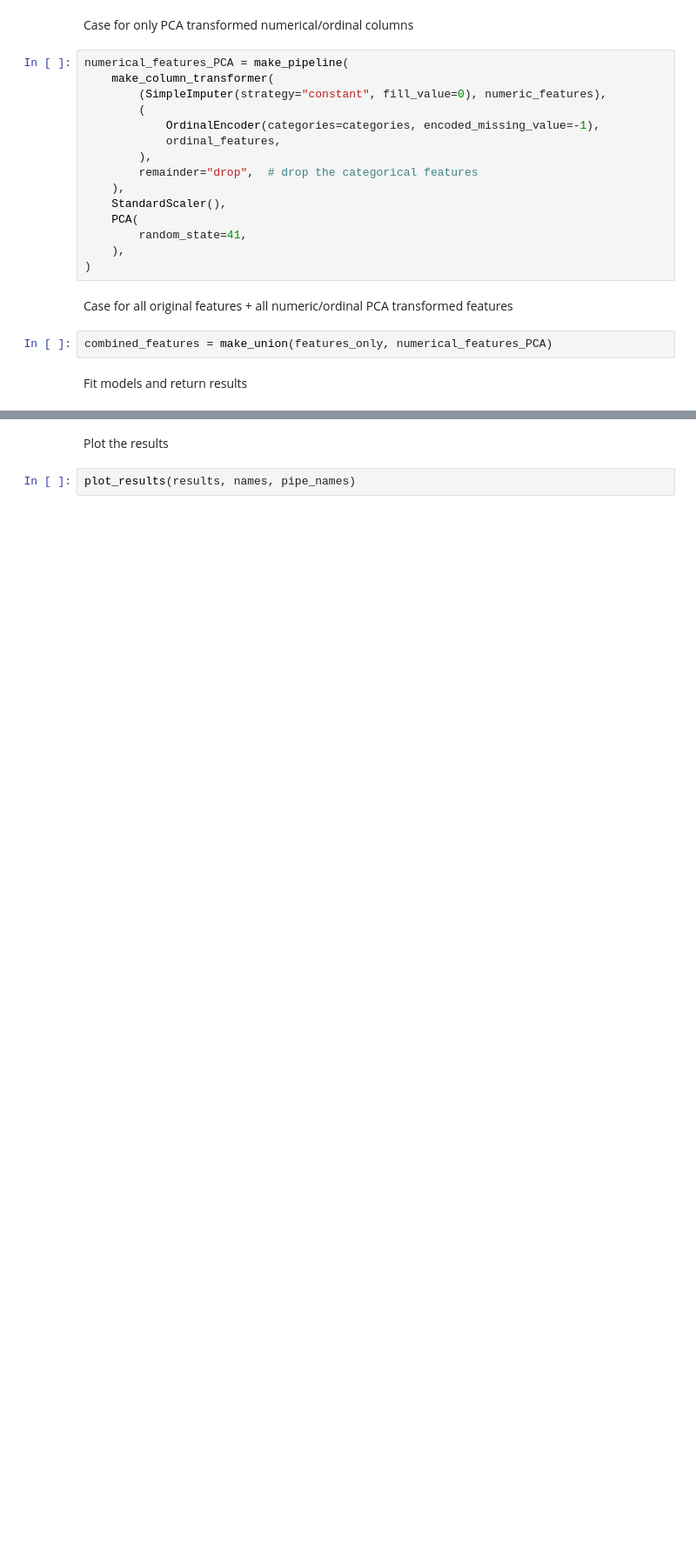
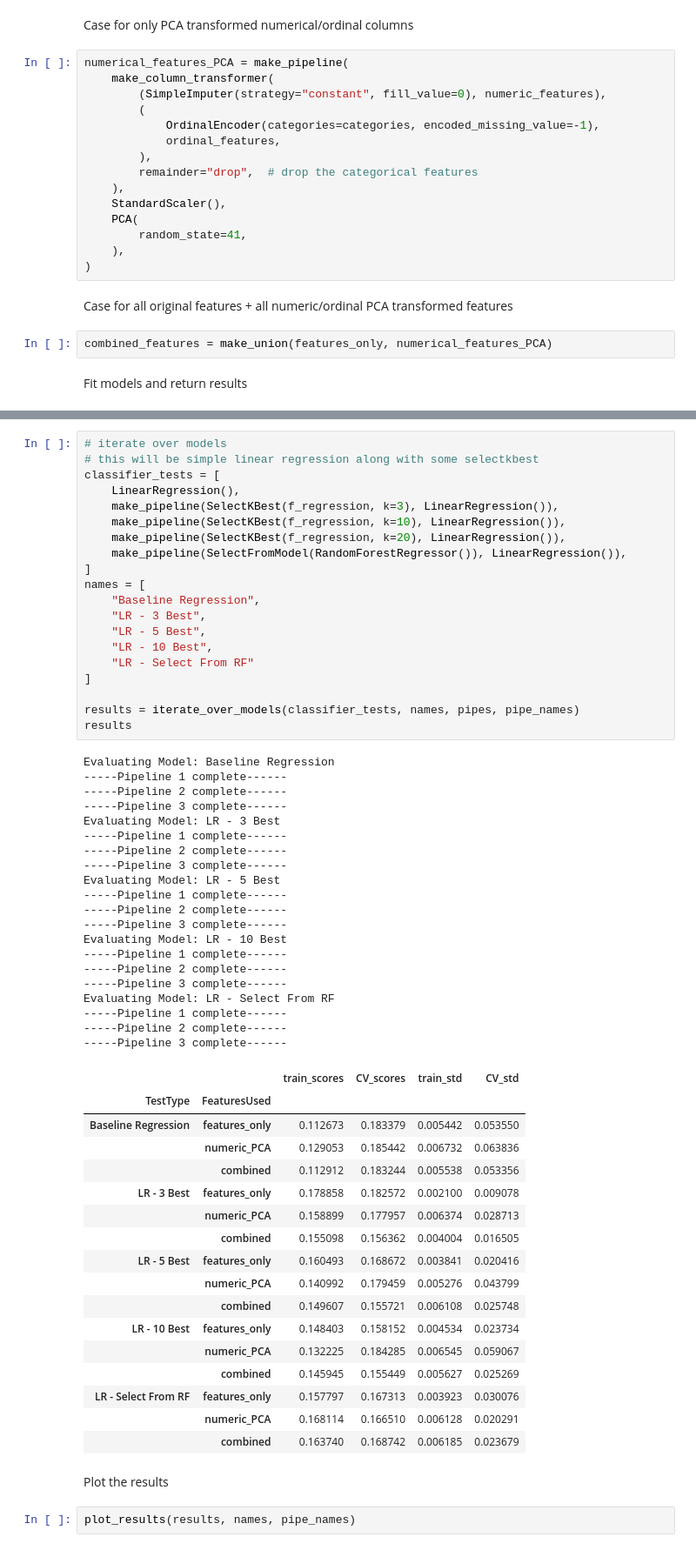
Before and after one commit to charlesbeacham/house_prices, a Jupyter notebook: housing.ipynb, the cells around one changed output, grey strips where cells are left out. Shown at 87% size. Saved outputs shown, nothing was run; the diff lists cells and outputs as text; blank space fills up the shorter version.

```diff
--- a/housing.ipynb
+++ b/housing.ipynb
@@ -739,3 +721,61 @@ def plot_results(results, names, pipe_names):
+# %%
+# iterate over models
+# this will be simple linear regression along with some selectkbest
+classifier_tests = [
+    LinearRegression(),
+    make_pipeline(SelectKBest(f_regression, k=3), LinearRegression()),
+    make_pipeline(SelectKBest(f_regression, k=10), LinearRegression()),
+    make_pipeline(SelectKBest(f_regression, k=20), LinearRegression()),
+    make_pipeline(SelectFromModel(RandomForestRegressor()), LinearRegression()),
+]
+names = [
+    "Baseline Regression",
+    "LR - 3 Best",
+    "LR - 5 Best",
+    "LR - 10 Best",
+    "LR - Select From RF"
+]
+
+results = iterate_over_models(classifier_tests, names, pipes, pipe_names)
+results
+# %% [output]
+Evaluating Model: Baseline Regression
+-----Pipeline 1 complete------
+-----Pipeline 2 complete------
+-----Pipeline 3 complete------
+Evaluating Model: LR - 3 Best
+-----Pipeline 1 complete------
+-----Pipeline 2 complete------
+-----Pipeline 3 complete------
+Evaluating Model: LR - 5 Best
+-----Pipeline 1 complete------
+-----Pipeline 2 complete------
+-----Pipeline 3 complete------
+Evaluating Model: LR - 10 Best
+-----Pipeline 1 complete------
+-----Pipeline 2 complete------
+-----Pipeline 3 complete------
+Evaluating Model: LR - Select From RF
+-----Pipeline 1 complete------
+-----Pipeline 2 complete------
+-----Pipeline 3 complete------
+|  |  | train_scores | CV_scores | train_std | CV_std |
+| TestType | FeaturesUsed |  |  |  |  |
+| Baseline Regression | features_only | 0.112673 | 0.183379 | 0.005442 | 0.053550 |
+|  | numeric_PCA | 0.129053 | 0.185442 | 0.006732 | 0.063836 |
+|  | combined | 0.112912 | 0.183244 | 0.005538 | 0.053356 |
+| LR - 3 Best | features_only | 0.178858 | 0.182572 | 0.002100 | 0.009078 |
+|  | numeric_PCA | 0.158899 | 0.177957 | 0.006374 | 0.028713 |
+|  | combined | 0.155098 | 0.156362 | 0.004004 | 0.016505 |
+| LR - 5 Best | features_only | 0.160493 | 0.168672 | 0.003841 | 0.020416 |
+|  | numeric_PCA | 0.140992 | 0.179459 | 0.005276 | 0.043799 |
+|  | combined | 0.149607 | 0.155721 | 0.006108 | 0.025748 |
+| LR - 10 Best | features_only | 0.148403 | 0.158152 | 0.004534 | 0.023734 |
+|  | numeric_PCA | 0.132225 | 0.184285 | 0.006545 | 0.059067 |
+|  | combined | 0.145945 | 0.155449 | 0.005627 | 0.025269 |
+| LR - Select From RF | features_only | 0.157797 | 0.167313 | 0.003923 | 0.030076 |
+|  | numeric_PCA | 0.168114 | 0.166510 | 0.006128 | 0.020291 |
+|  | combined | 0.163740 | 0.168742 | 0.006185 | 0.023679 |
 # %% [markdown]
 Plot the results
 # %%
```
Also changed, not shown: parts of 17 cells of this notebook.
